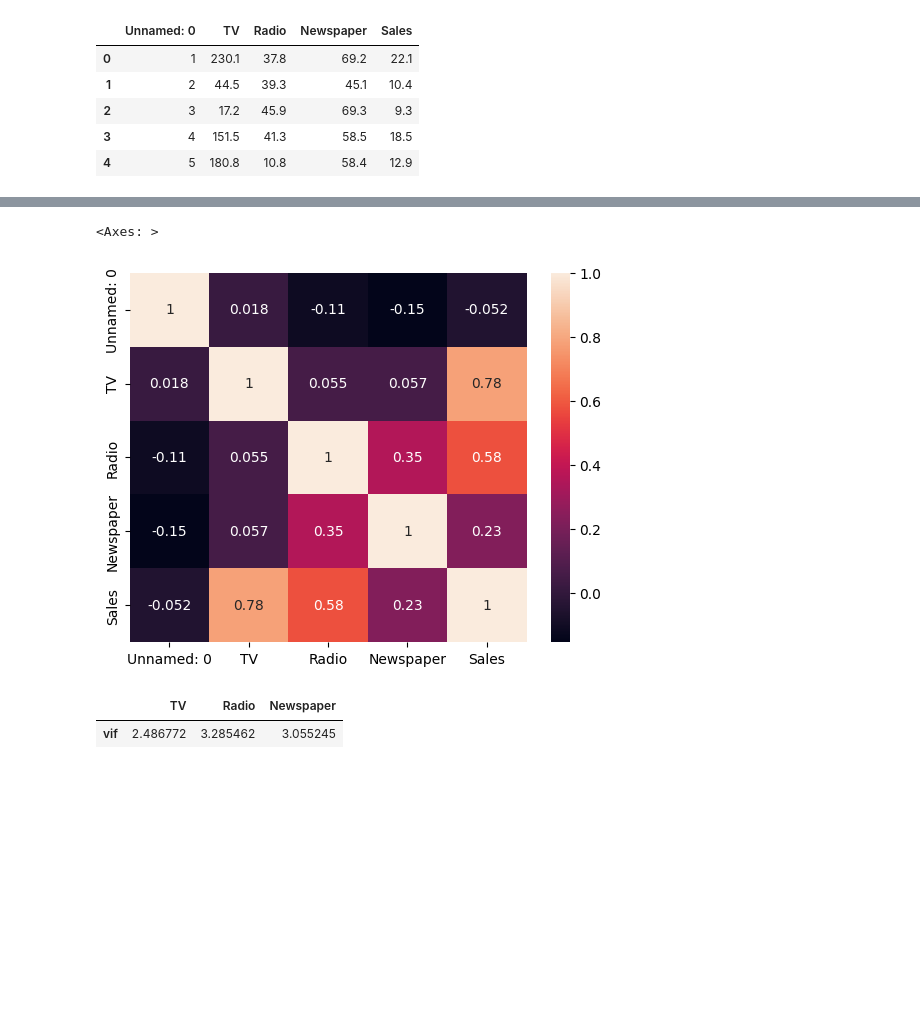
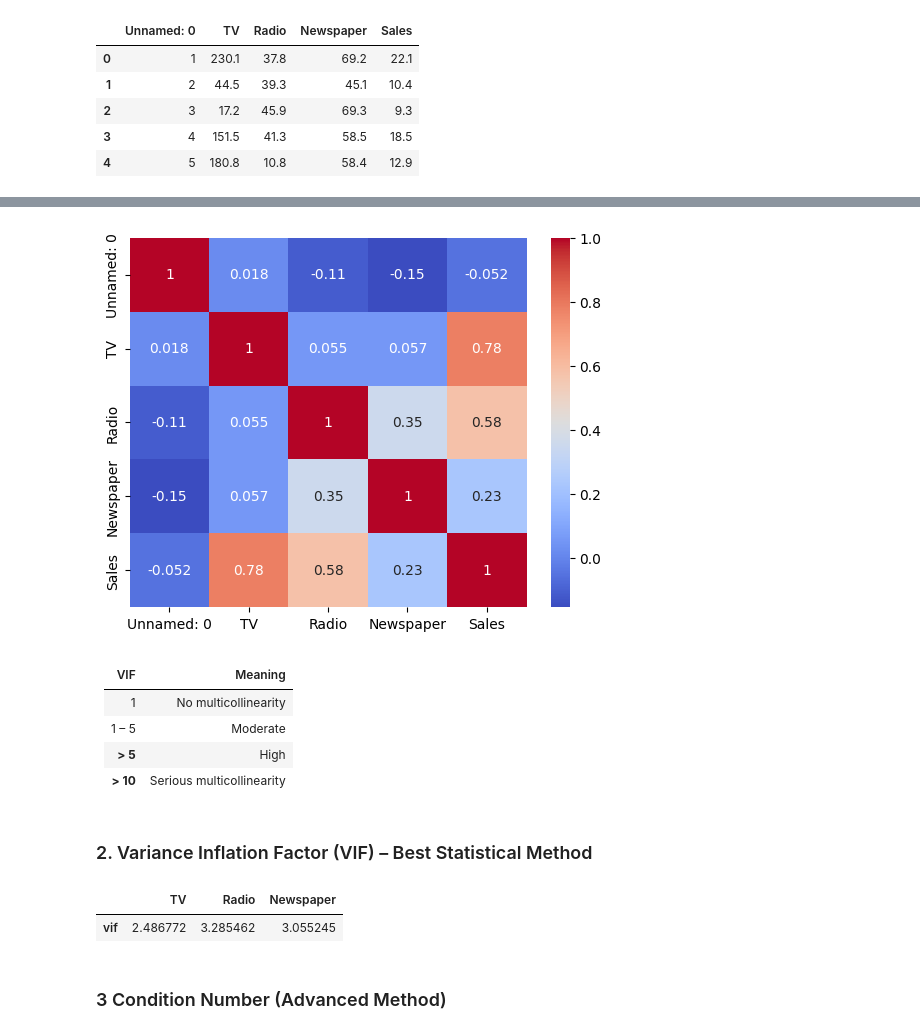
Before and after one commit to BHAVIN-Hariyani-001b/machine-learning, a Jupyter notebook: Feature_Selection/how_to_detect_Multicollinearity.ipynb, the cells around one changed output, grey strips where cells are left out. Drawn from its saved outputs; the diff is of its cells as text; code cells hidden in the pictures; blank space fills up the shorter version.

```diff
--- a/Feature_Selection/how_to_detect_Multicollinearity.ipynb
+++ b/Feature_Selection/how_to_detect_Multicollinearity.ipynb
@@ -16,8 +31,17 @@ df.head()
 # %%
-sns.heatmap(df.corr(),annot=True)
+sns.heatmap(df.corr(),annot=True,cmap="coolwarm")
+plt.show()
 # %% [output]
-<Axes: >
-[figure, old version]
+[figure, new version]
+# %% [markdown]
+| VIF      | Meaning                   |
+| -------- | ------------------------- |
+| 1        | No multicollinearity      |
+| 1 – 5    | Moderate                  |
+| **> 5**  | High                      |
+| **> 10** | Serious multicollinearity |
+# %% [markdown]
+### 2. Variance Inflation Factor (VIF) – Best Statistical Method
 # %%
 from statsmodels.stats.outliers_influence import variance_inflation_factor
 
@@ -30,3 +54,5 @@ pd.DataFrame({"vif":vif},index=df.columns[1:4]).T ## all value's(VIF) are less t
 # %% [output]
 |  | TV | Radio | Newspaper |
 | vif | 2.486772 | 3.285462 | 3.055245 |
+# %% [markdown]
+### 3 Condition Number (Advanced Method)
```
Also changed, not shown: parts of 13 cells of this notebook.
